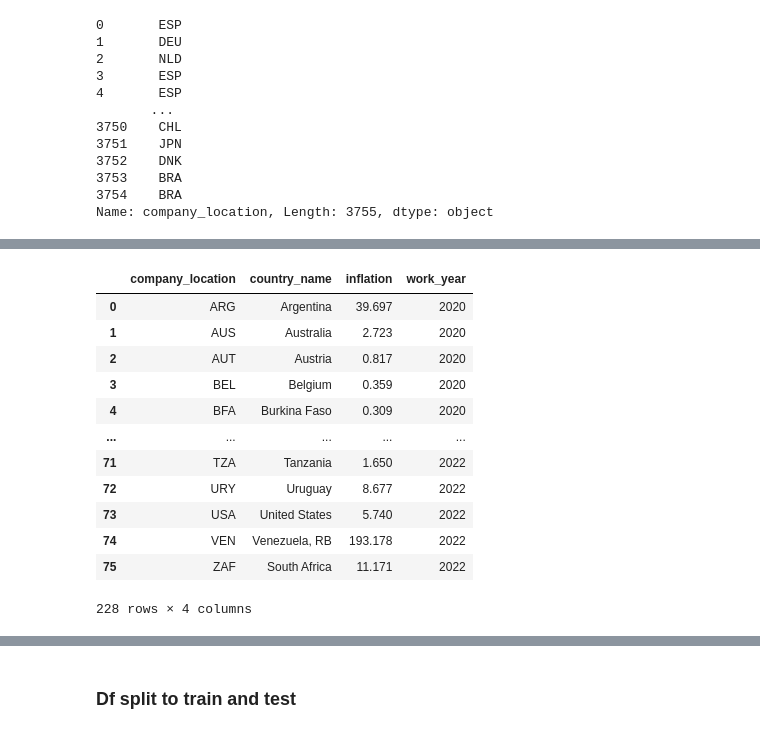
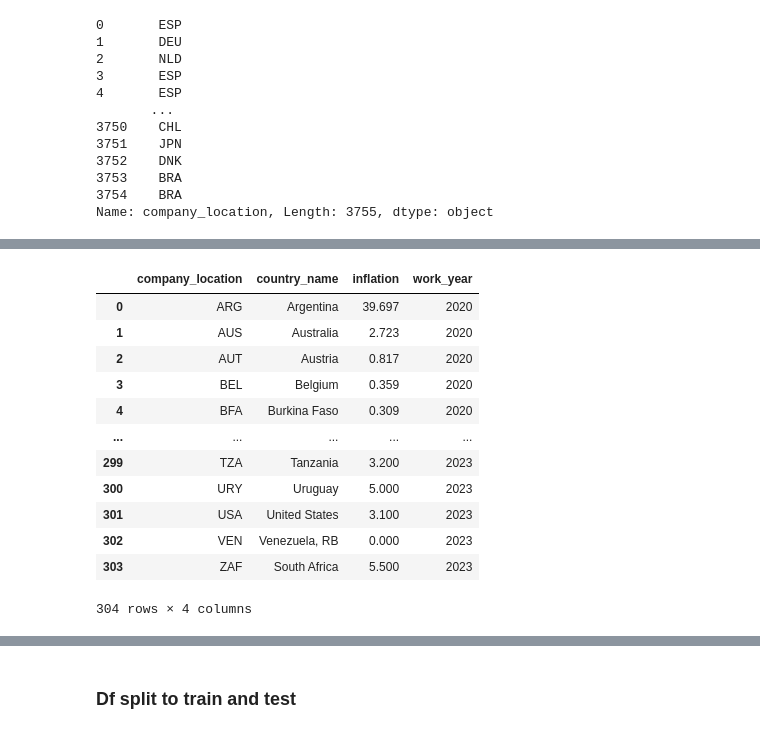
Before and after one commit to rvewebs/ds_salary, a Jupyter notebook: ds_salary.ipynb, the cells around one changed output, grey strips where cells are left out. Saved outputs shown, nothing was run; the diff lists cells and outputs as text; code cells hidden in the pictures.

Commit message:
found country with nan in inflation

```diff
--- a/ds_salary.ipynb
+++ b/ds_salary.ipynb
@@ -404,12 +404,14 @@ df_inf
 temp_df = df_sal_to_model.copy()
 temp_inf = df_inf.copy()
 # %%
-temp_inf[['work_year_20', 'work_year_21', 'work_year_22']] = 2020, 2021, 2022
+temp_inf[['work_year_20', 'work_year_21', 'work_year_22', 'work_year_23']] = 2020, 2021, 2022, 2023
 
 df_temp_2020 = temp_inf[['company_location', 'country_name', 'inflation_2020', 'work_year_20']]
 df_temp_2021 = temp_inf[['company_location', 'country_name', 'inflation_2021', 'work_year_21']]
 df_temp_2022 = temp_inf[['company_location', 'country_name', 'inflation_2022', 'work_year_22']]
+df_temp_2023 = temp_inf[['company_location', 'country_name', 'inflation_2023', 'work_year_23']]
 
 def rename_cols(df, cols):
-    df.rename(columns=cols, inplace=True)
+    '''rename work_year column to digit'''
+    df.columns = cols
     return df
@@ -447,18 +452,18 @@ display(df_temp_2020.head(), df_temp_2021.head(), df_temp_2022.head())
 # %%
-df_inf_all = pd.concat([df_temp_2020, df_temp_2021, df_temp_2022], axis=0)
+df_inf_all = pd.concat([df_temp_2020, df_temp_2021, df_temp_2022, df_temp_2023], axis=0).reset_index(drop=True)
 df_inf_all
 # %% [output]
 |  | company_location | country_name | inflation | work_year |
 | 0 | ARG | Argentina | 39.697 | 2020 |
 | 1 | AUS | Australia | 2.723 | 2020 |
 | 2 | AUT | Austria | 0.817 | 2020 |
 | 3 | BEL | Belgium | 0.359 | 2020 |
 | 4 | BFA | Burkina Faso | 0.309 | 2020 |
 | ... | ... | ... | ... | ... |
-| 71 | TZA | Tanzania | 1.650 | 2022 |
-| 72 | URY | Uruguay | 8.677 | 2022 |
-| 73 | USA | United States | 5.740 | 2022 |
-| 74 | VEN | Venezuela, RB | 193.178 | 2022 |
-| 75 | ZAF | South Africa | 11.171 | 2022 |
+| 299 | TZA | Tanzania | 3.200 | 2023 |
+| 300 | URY | Uruguay | 5.000 | 2023 |
+| 301 | USA | United States | 3.100 | 2023 |
+| 302 | VEN | Venezuela, RB | 0.000 | 2023 |
+| 303 | ZAF | South Africa | 5.500 | 2023 |
-228 rows × 4 columns
+304 rows × 4 columns
 # %%
```
Also changed, not shown: parts of 10 cells of this notebook.
